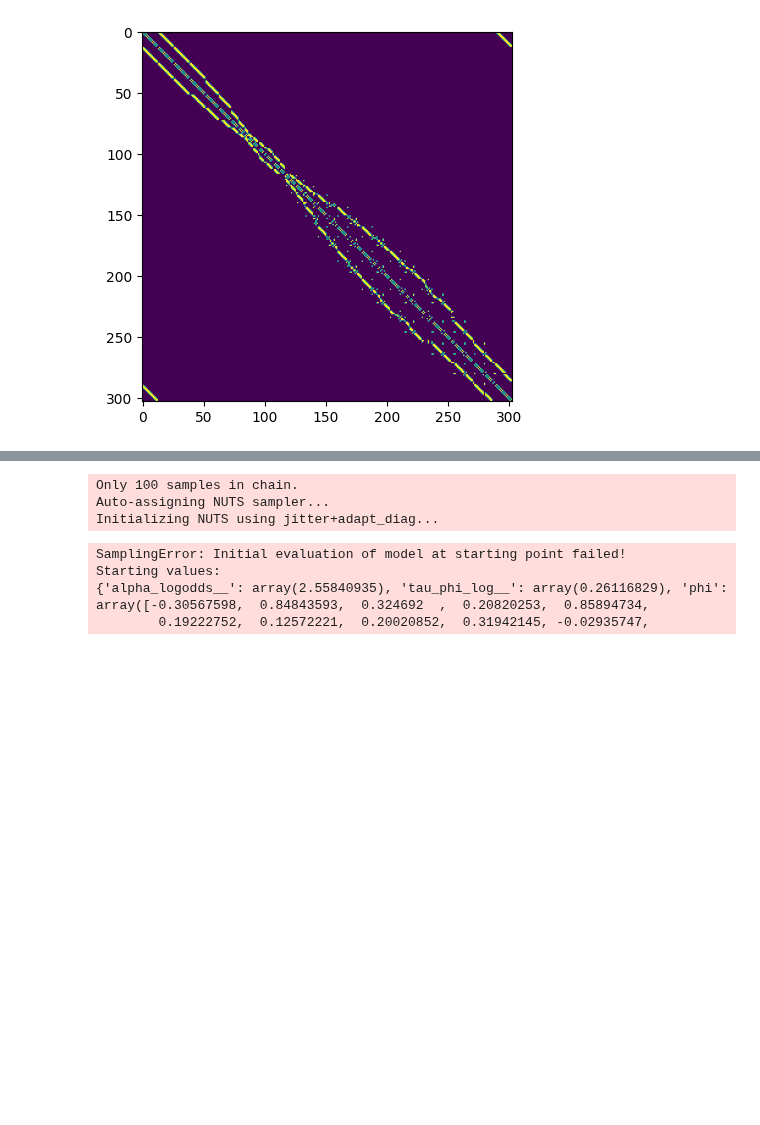
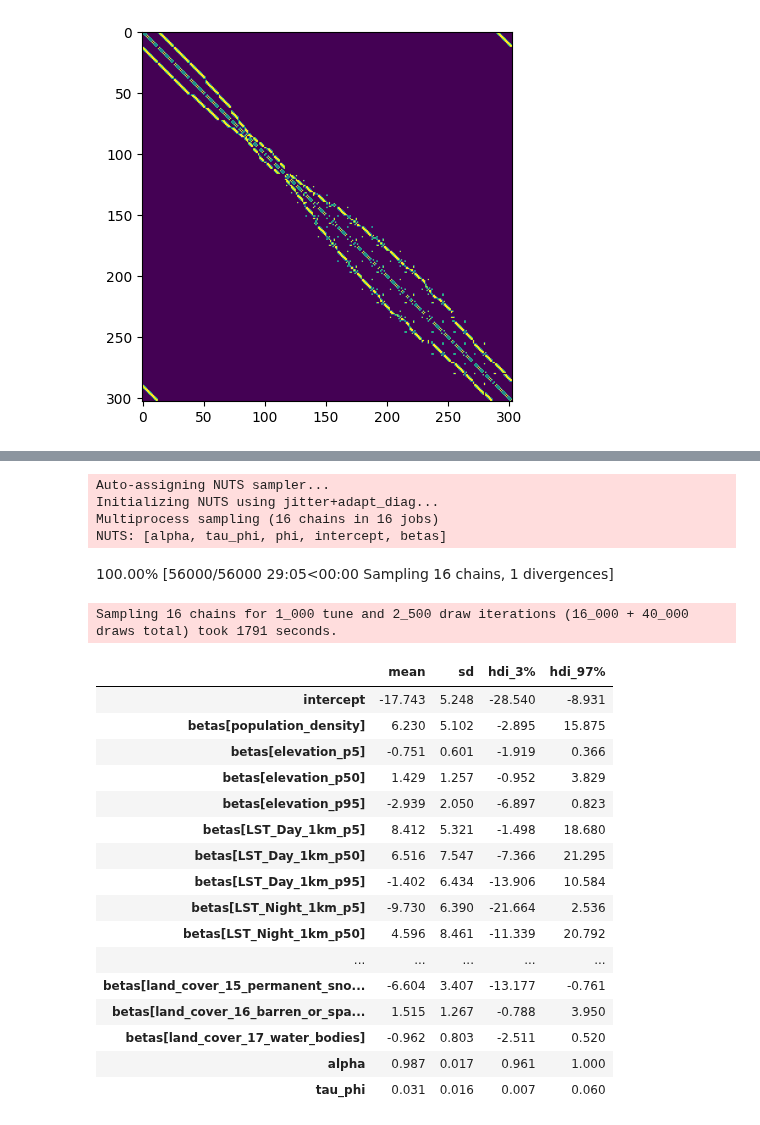
Before and after one commit to acmiyaguchi/iyse4620-birdcall-distributions, a Jupyter notebook: notebooks/2022-12-09-americas-basic-modeling.ipynb, the cells around one changed output, grey strips where cells are left out. Drawn from its saved outputs; the diff is of its cells as text; code cells hidden in the pictures; blank space fills up the shorter version.

```diff
--- a/notebooks/2022-12-09-americas-basic-modeling.ipynb
+++ b/notebooks/2022-12-09-americas-basic-modeling.ipynb
@@ -86,17 +104,36 @@ Sampling: [y]
 # %%
-m2 = model.make_pooled_intercept_pooled_covariate_car_model(df, W)
+from birdcall_distribution import model
+
+m2 = model.make_pooled_intercept_pooled_covariate_car_model(df.fillna(0), W)
 with m2:
-    trace2 = pm.sample(100, tune=100, cores=16, target_accept=0.9)
+    trace2 = pm.sample(2500, tune=1000, cores=16, target_accept=0.9)
 # %% [output]
-Only 100 samples in chain.
 Auto-assigning NUTS sampler...
 Initializing NUTS using jitter+adapt_diag...
+Multiprocess sampling (16 chains in 16 jobs)
+NUTS: [alpha, tau_phi, phi, intercept, betas]
+100.00% [56000/56000 29:05<00:00 Sampling 16 chains, 1 divergences]
-SamplingError: Initial evaluation of model at starting point failed!
-Starting values:
-{'alpha_logodds__': array(2.55840935), 'tau_phi_log__': array(0.26116829), 'phi': array([-0.30567598,  0.84843593,  0.324692  ,  0.20820253,  0.85894734,
-        0.19222752,  0.12572221,  0.20020852,  0.31942145, -0.02935747,
+Sampling 16 chains for 1_000 tune and 2_500 draw iterations (16_000 + 40_000 draws total) took 1791 seconds.
 # %%
-az.summary(trace2, kind="stats")
+az.summary(trace2, kind="stats", var_names=["~phi", "~mu"])
+# %% [output]
+|  | mean | sd | hdi_3% | hdi_97% |
+| intercept | -17.743 | 5.248 | -28.540 | -8.931 |
+| betas[population_density] | 6.230 | 5.102 | -2.895 | 15.875 |
+| betas[elevation_p5] | -0.751 | 0.601 | -1.919 | 0.366 |
+| betas[elevation_p50] | 1.429 | 1.257 | -0.952 | 3.829 |
+| betas[elevation_p95] | -2.939 | 2.050 | -6.897 | 0.823 |
+| betas[LST_Day_1km_p5] | 8.412 | 5.321 | -1.498 | 18.680 |
+| betas[LST_Day_1km_p50] | 6.516 | 7.547 | -7.366 | 21.295 |
+| betas[LST_Day_1km_p95] | -1.402 | 6.434 | -13.906 | 10.584 |
+| betas[LST_Night_1km_p5] | -9.730 | 6.390 | -21.664 | 2.536 |
+| betas[LST_Night_1km_p50] | 4.596 | 8.461 | -11.339 | 20.792 |
+| ... | ... | ... | ... | ... |
+| betas[land_cover_15_permanent_sno... | -6.604 | 3.407 | -13.177 | -0.761 |
+| betas[land_cover_16_barren_or_spa... | 1.515 | 1.267 | -0.788 | 3.950 |
+| betas[land_cover_17_water_bodies] | -0.962 | 0.803 | -2.511 | 0.520 |
+| alpha | 0.987 | 0.017 | 0.961 | 1.000 |
+| tau_phi | 0.031 | 0.016 | 0.007 | 0.060 |
 # %%
 with m2:
     ppc2 = pm.sample_posterior_predictive(trace2)
```
Also changed, not shown: parts of 5 cells of this notebook, 2 other files.
